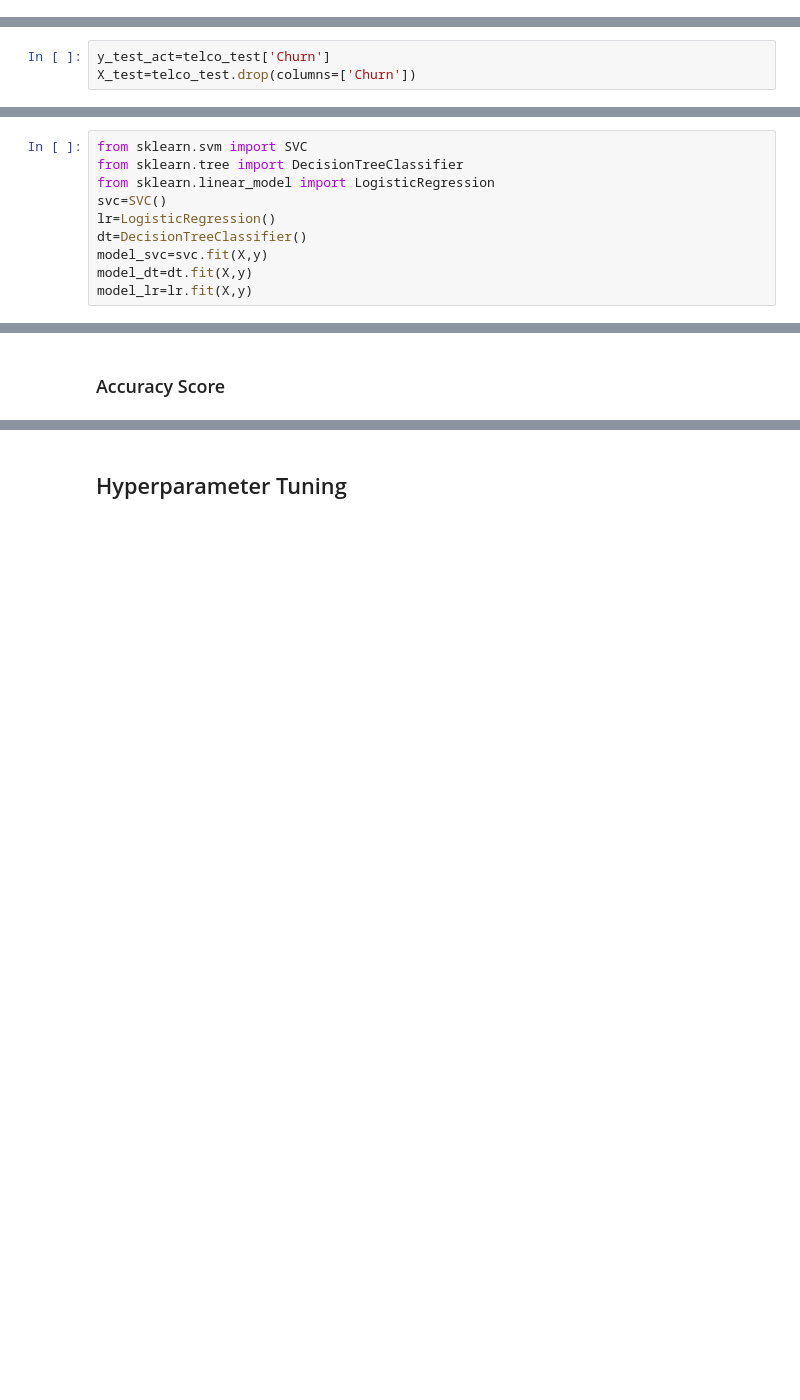
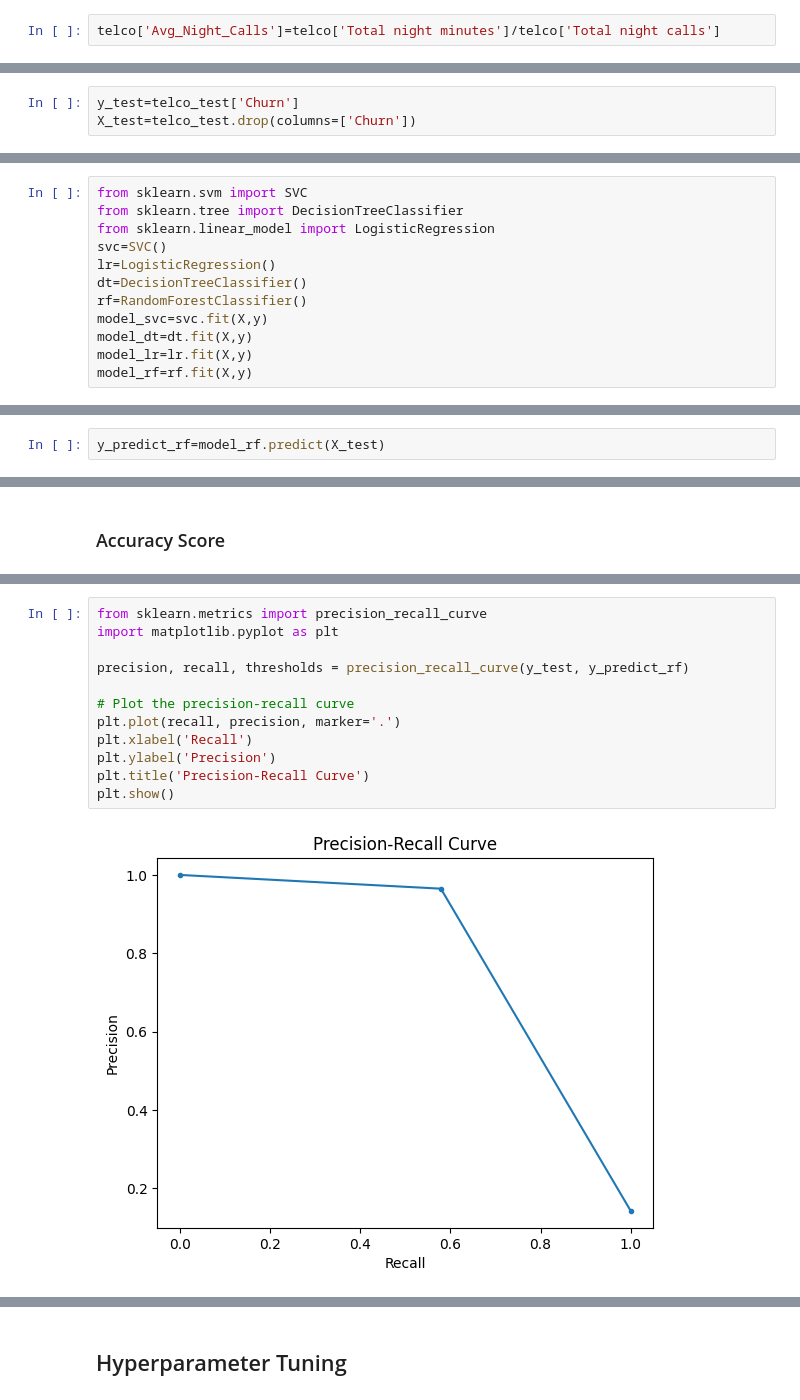
Before and after one commit to anuradha-datascience/machine-learning, a Jupyter notebook: CustomerChurn.ipynb, the cells around one changed output, grey strips where cells are left out. Cells and saved outputs as stored; diff of their text form; blank space fills up the shorter version.

```diff
--- a/CustomerChurn.ipynb
+++ b/CustomerChurn.ipynb
@@ -215,6 +220,8 @@ telco['Avg_Night_Calls'].head()
 3    2.212360
 4    1.544628
 Name: Avg_Night_Calls, dtype: float64
+# %%
+telco['Avg_Night_Calls']=telco['Total night minutes']/telco['Total night calls']
 # %%
 # view unique values of categorical columns
 categorical_variables=telco.select_dtypes(include=['object','bool']).columns.tolist()
@@ -524,7 +531,7 @@ count     6.670000e+02      6.670000e+02       6.670000e+02     6.670000e+02
 75%         6.468500e-01            3.274512e-01     5.525389e-01
 max         2.870984e+00            4.830748e+00     4.499609e+00
 # %%
-y_test_act=telco_test['Churn']
+y_test=telco_test['Churn']
 X_test=telco_test.drop(columns=['Churn'])
 # %% [markdown]
 ### Train a Model using appropriate algorithm
@@ -535,9 +542,11 @@ from sklearn.linear_model import LogisticRegression
 svc=SVC()
 lr=LogisticRegression()
 dt=DecisionTreeClassifier()
+rf=RandomForestClassifier()
 model_svc=svc.fit(X,y)
 model_dt=dt.fit(X,y)
 model_lr=lr.fit(X,y)
+model_rf=rf.fit(X,y)
 # %% [output]
 STOP: TOTAL NO. of ITERATIONS REACHED LIMIT.
 
@@ -612,3 +564,5 @@ array([False, False,  True, False, False, False, False, False, False,
+# %%
+y_predict_rf=model_rf.predict(X_test)
 # %%
 y_predict_dt[1:5]
 # %% [output]
@@ -645,0 +642,14 @@ Name: Churn, dtype: bool
+# %%
+from sklearn.metrics import precision_recall_curve
+import matplotlib.pyplot as plt
+
+precision, recall, thresholds = precision_recall_curve(y_test, y_predict_rf)
+
+# Plot the precision-recall curve
+plt.plot(recall, precision, marker='.')
+plt.xlabel('Recall')
+plt.ylabel('Precision')
+plt.title('Precision-Recall Curve')
+plt.show()
+# %% [output]
+[figure, added]
```
Also changed, not shown: parts of 24 cells of this notebook.
